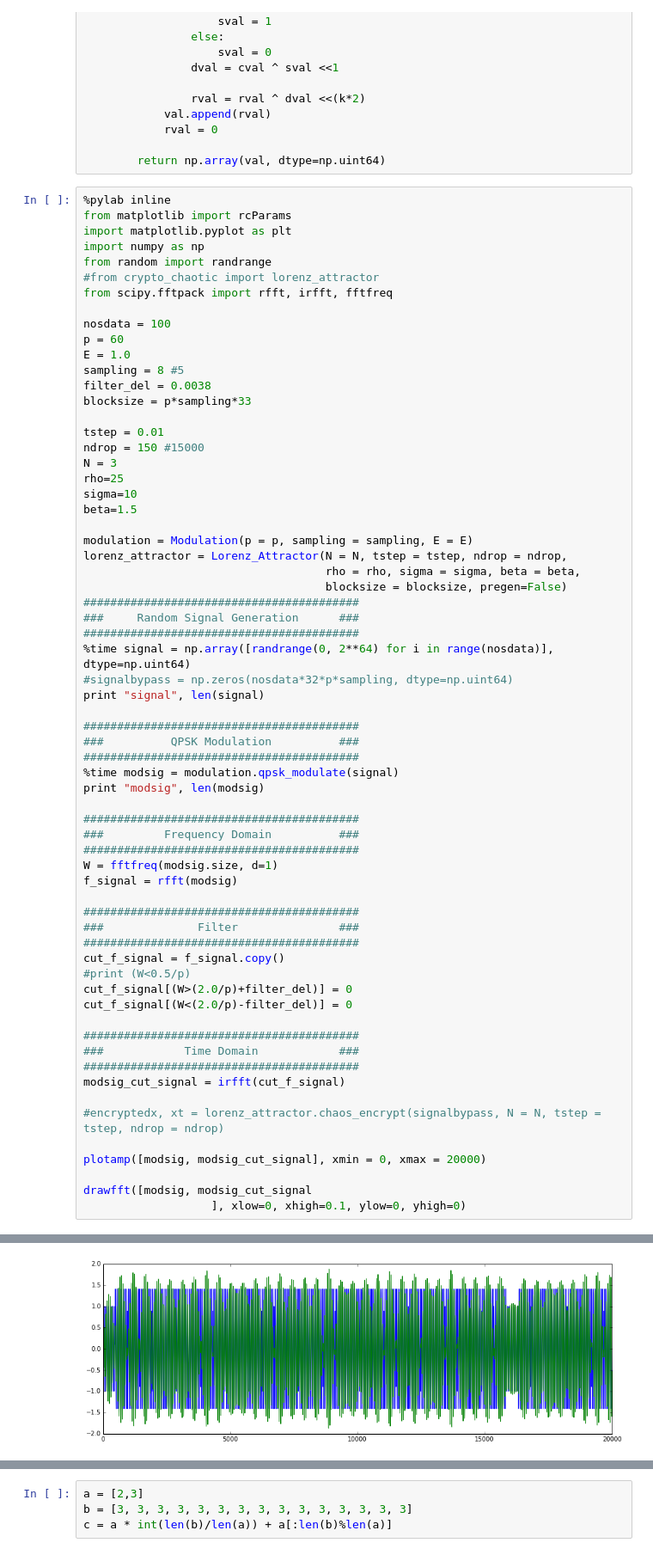
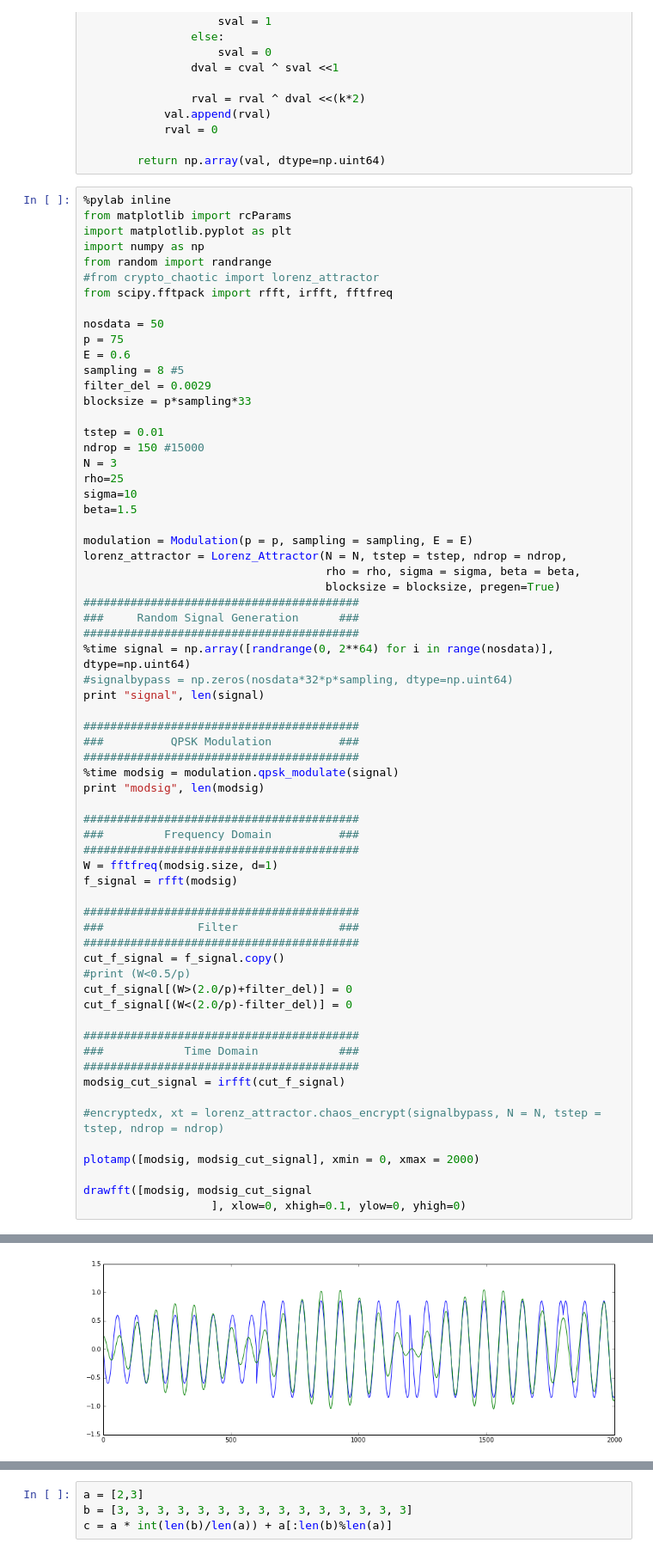
Before and after one commit to abhisheietk/crypto-chaotic, a Jupyter notebook: doc/modulation-Copy1.ipynb, the cells around one changed output, grey strips where cells are left out. Shown at 86% size. Drawn from its saved outputs; the diff is of its cells as text.

```diff
--- a/doc/modulation-Copy1.ipynb
+++ b/doc/modulation-Copy1.ipynb
@@ -270,11 +270,11 @@ from random import randrange
 #from crypto_chaotic import lorenz_attractor
 from scipy.fftpack import rfft, irfft, fftfreq
 
-nosdata = 100
-p = 60
-E = 1.0
+nosdata = 50
+p = 75
+E = 0.6
 sampling = 8 #5
-filter_del = 0.0038
+filter_del = 0.0029
 blocksize = p*sampling*33
 
 tstep = 0.01
@@ -287,7 +287,7 @@ beta=1.5
 modulation = Modulation(p = p, sampling = sampling, E = E)
 lorenz_attractor = Lorenz_Attractor(N = N, tstep = tstep, ndrop = ndrop,
                                     rho = rho, sigma = sigma, beta = beta,
-                                    blocksize = blocksize, pregen=False)
+                                    blocksize = blocksize, pregen=True)
 #########################################
 ###     Random Signal Generation      ###
 #########################################
@@ -322,7 +322,7 @@ modsig_cut_signal = irfft(cut_f_signal)
 
 #encryptedx, xt = lorenz_attractor.chaos_encrypt(signalbypass, N = N, tstep = tstep, ndrop = ndrop)
 
-plotamp([modsig, modsig_cut_signal], xmin = 0, xmax = 20000)
+plotamp([modsig, modsig_cut_signal], xmin = 0, xmax = 2000)
 
 drawfft([modsig, modsig_cut_signal
                    ], xlow=0, xhigh=0.1, ylow=0, yhigh=0)
@@ -340 +340 @@ WARNING: pylab import has clobbered these variables: ['irfft', 'beta', 'rfft']
-[figure, old version]
+[figure, new version]
```
Also changed, not shown: parts of 10 cells of this notebook.
